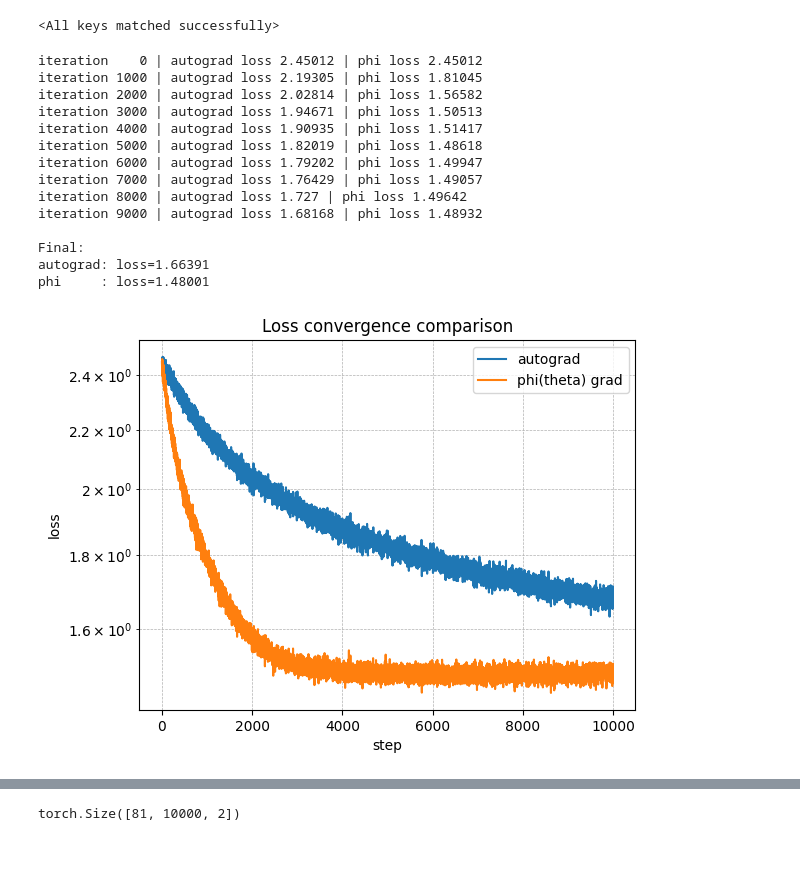
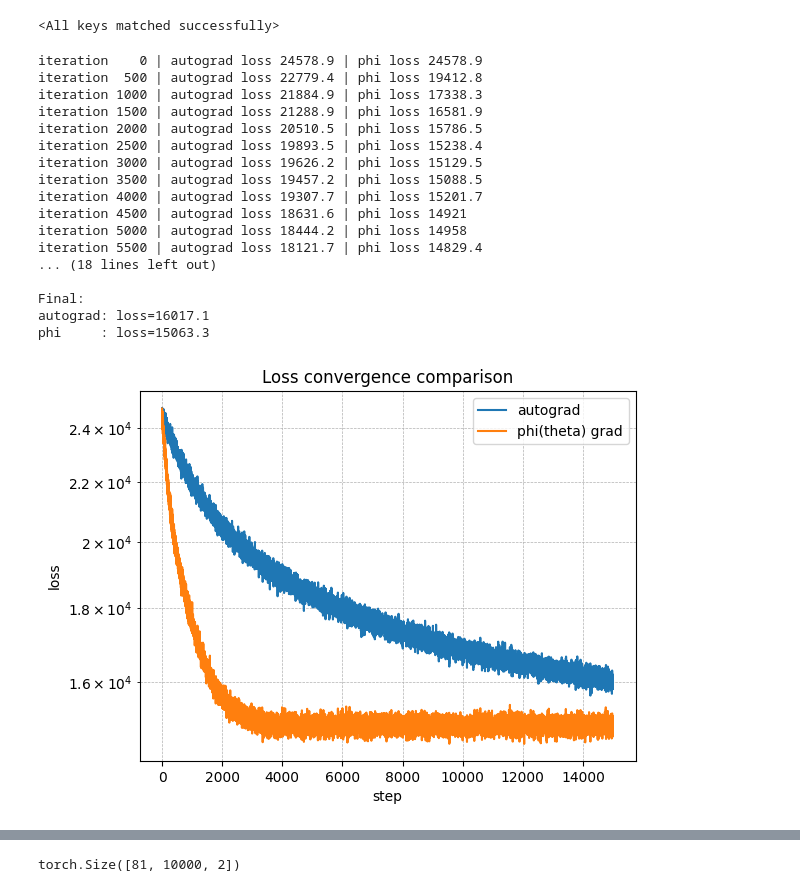
Before and after one commit to YuhangMeiUW/BSDE-Gradient, a Jupyter notebook: optimization_compare.ipynb, the cells around one changed output, grey strips where cells are left out. Drawn from its saved outputs; the diff is of its cells as text; code cells hidden in the pictures; blank space fills up the shorter version.

Commit message:
update plot

```diff
--- a/optimization_compare.ipynb
+++ b/optimization_compare.ipynb
@@ -7,7 +7,7 @@ from utils import batched_jacobian
 import matplotlib.pyplot as plt
 # %%
 phi_net = ScoreNetwork(input_dim=2+1, out_dim=2, hidden_dim=32)
-phi_net.load_state_dict(torch.load('data/phi_network_ip_bsde_nl0.5.pth'))
+phi_net.load_state_dict(torch.load('network/phi_network_ip_bsde_nl0.5_v3.pth'))
 # %% [output]
 <All keys matched successfully>
 # %%
@@ -58,11 +58,6 @@ def lf(x):
     return 0.5 * x[:,1] * x[:,1] + 1 - torch.cos(x[:,0])
 # %%
 from utils import rollout, noise
-# %%
-W_f = torch.zeros((steps+1, N, m))# forward noise
-# W_b = torch.zeros((steps+1, N, m))# backward noise
-for noise_step in range(steps+1):
-    W_f[noise_step, :, :] = noise(dt, N, m)
 # %%
 theta0 = torch.randn((N, n))
 
@@ -74,7 +69,11 @@ opt_phi  = torch.optim.Adam([theta_phi],  lr=1e-3)
 
 loss_hist_auto = []
 loss_hist_phi  = []
-for i in range(10000):
+theta_hist_auto = []
+theta_hist_phi  = []
+theta_hist_auto.append(theta_auto.detach().clone())
+theta_hist_phi.append(theta_phi.detach().clone())
+for i in range(15000):
     W_f = torch.zeros((steps+1, N, m))# forward noise
 
     for noise_step in range(steps+1):
@@ -84,7 +83,7 @@ for i in range(10000):
 
     # compute loss (keep exactly same code path)
     xT_auto = rollout(f, g, T, dt, theta_auto, W_f)[-1]
-    loss_auto = lf(xT_auto).mean(dim=0)  # your original loss
+    loss_auto = lf(xT_auto).sum(dim=0)  # your original loss
     loss_auto.backward()
     opt_auto.step()
 
@@ -95,55 +94,61 @@ for i in range(10000):
     # If rollout is expensive and you only care about update, you can skip this forward.
     with torch.no_grad():
         xT_phi = rollout(f, g, T, dt, theta_phi, W_f)[-1]
-        loss_phi = lf(xT_phi).mean(dim=0)
+        loss_phi = lf(xT_phi).sum(dim=0)
 
     # apply your gradient estimator
     # IMPORTANT: optimizer expects theta_phi.grad to be a tensor on same device/dtype
     with torch.no_grad():
         ghat = phi_net(theta_phi, torch.tensor(0.0).repeat(theta_phi.shape[0], 1))  # shape (N, n)
         theta_phi.grad = ghat.detach()
     opt_phi.step()
 
     # ---- log ----
-    loss_hist_auto.append(loss_auto.detach().item() if loss_auto.numel()==1 else loss_auto.detach().mean().item())
-    loss_hist_phi.append(loss_phi.detach().item()  if loss_phi.numel()==1  else loss_phi.detach().mean().item())
+    loss_hist_auto.append(loss_auto.detach().item() if loss_auto.numel()==1 else loss_auto.detach().sum().item())
+    loss_hist_phi.append(loss_phi.detach().item()  if loss_phi.numel()==1  else loss_phi.detach().sum().item())
+
+    theta_hist_auto.append(theta_auto.detach().clone())
+    theta_hist_phi.append(theta_phi.detach().clone())
 
     # optional: print occasionally
-    if i % max(1, 10000 // 10) == 0:
+    if i % max(1, 500) == 0:
         print(f"iteration {i:4d} | autograd loss {loss_hist_auto[-1]:.6g} | phi loss {loss_hist_phi[-1]:.6g}")
 
 # ---- final report ----
 print("\nFinal:")
 print(f"autograd: loss={loss_hist_auto[-1]:.6g}")
 print(f"phi     : loss={loss_hist_phi[-1]:.6g}")
 
 # ---- plot ----
 plt.figure()
 plt.plot(loss_hist_auto, label="autograd")
 plt.plot(loss_hist_phi,  label="phi(theta) grad")
 plt.yscale("log")  # often helpful; remove if you prefer linear
 plt.xlabel("step")
 plt.ylabel("loss")
 plt.title("Loss convergence comparison")
 plt.legend()
 plt.grid(True, which="both", linestyle="--", linewidth=0.5)
 plt.show()
 # %% [output]
-iteration    0 | autograd loss 2.45012 | phi loss 2.45012
-iteration 1000 | autograd loss 2.19305 | phi loss 1.81045
-iteration 2000 | autograd loss 2.02814 | phi loss 1.56582
-iteration 3000 | autograd loss 1.94671 | phi loss 1.50513
-iteration 4000 | autograd loss 1.90935 | phi loss 1.51417
-iteration 5000 | autograd loss 1.82019 | phi loss 1.48618
-iteration 6000 | autograd loss 1.79202 | phi loss 1.49947
-iteration 7000 | autograd loss 1.76429 | phi loss 1.49057
-iteration 8000 | autograd loss 1.727 | phi loss 1.49642
-iteration 9000 | autograd loss 1.68168 | phi loss 1.48932
+iteration    0 | autograd loss 24578.9 | phi loss 24578.9
+iteration  500 | autograd loss 22779.4 | phi loss 19412.8
+iteration 1000 | autograd loss 21884.9 | phi loss 17338.3
+iteration 1500 | autograd loss 21288.9 | phi loss 16581.9
+iteration 2000 | autograd loss 20510.5 | phi loss 15786.5
+iteration 2500 | autograd loss 19893.5 | phi loss 15238.4
+iteration 3000 | autograd loss 19626.2 | phi loss 15129.5
+iteration 3500 | autograd loss 19457.2 | phi loss 15088.5
+iteration 4000 | autograd loss 19307.7 | phi loss 15201.7
+iteration 4500 | autograd loss 18631.6 | phi loss 14921
+iteration 5000 | autograd loss 18444.2 | phi loss 14958
+iteration 5500 | autograd loss 18121.7 | phi loss 14829.4
+... (18 lines left out)
 
 Final:
-autograd: loss=1.66391
-phi     : loss=1.48001
+autograd: loss=16017.1
+phi     : loss=15063.3
-[figure, old version]
+[figure, new version]
 # %%
 ## plot of optimal theta
 plt.figure()
```
Also changed, not shown: parts of 19 cells of this notebook, 5 other files.
